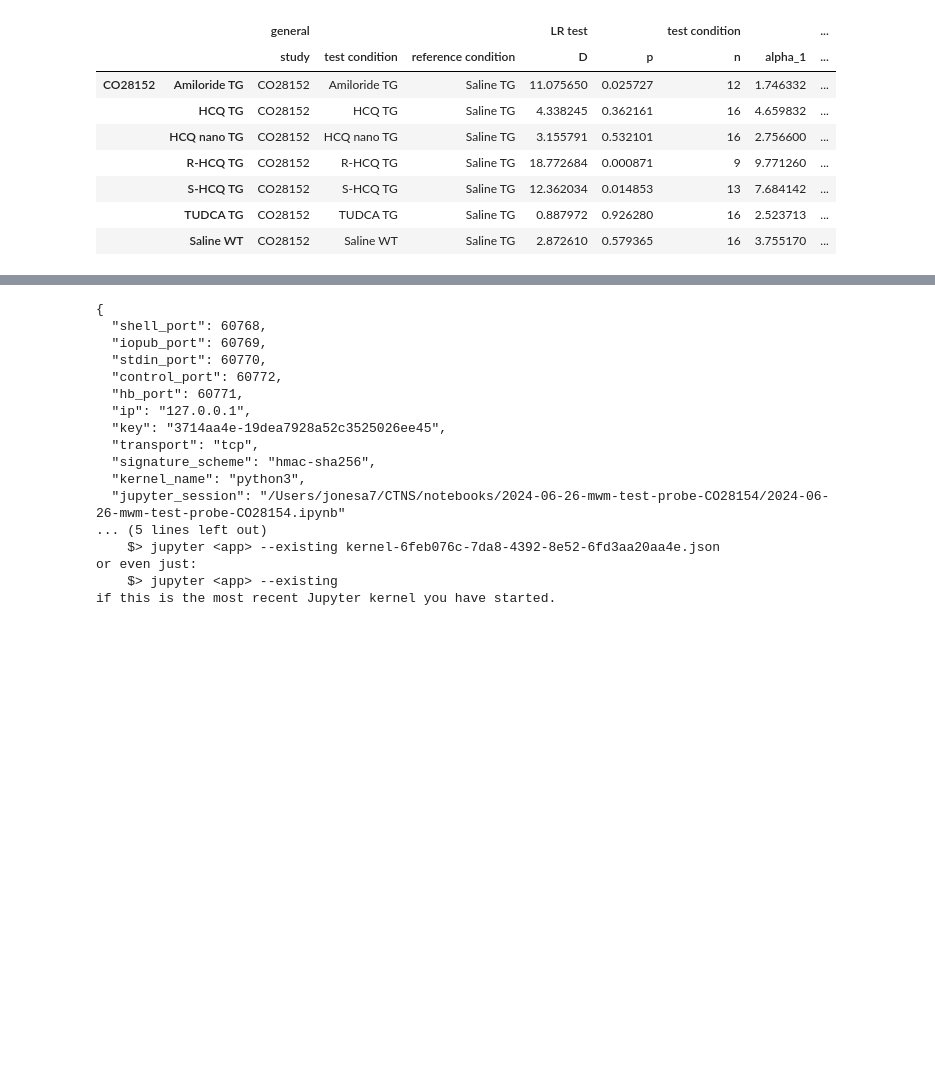
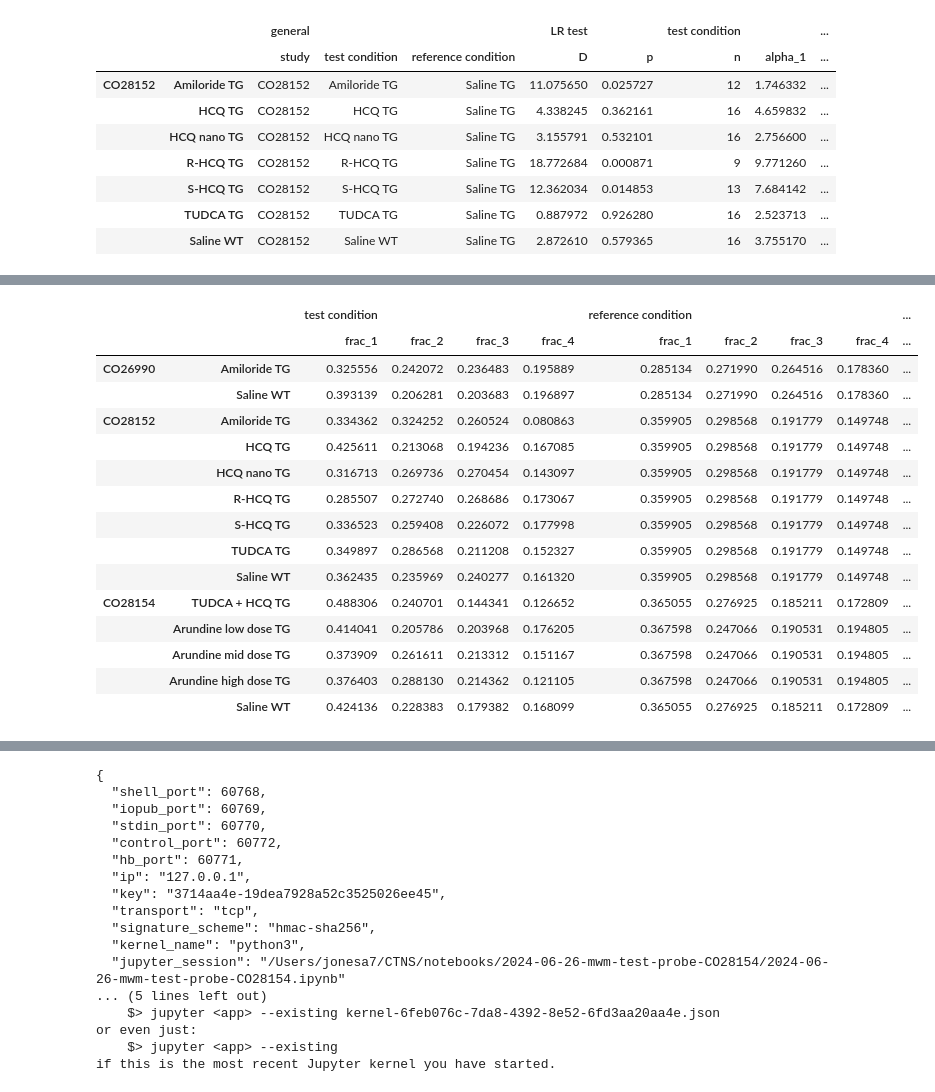
Before and after one commit to attilagk/CTNS-notebook, a Jupyter notebook: 2024-06-26-mwm-test-probe-CO28154/2024-06-26-mwm-test-probe-CO28154.ipynb, the cells around one changed output, grey strips where cells are left out. Drawn from its saved outputs; the diff is of its cells as text; code cells hidden in the pictures; blank space fills up the shorter version.

Commit message:
error for alphas

```diff
--- a/2024-06-26-mwm-test-probe-CO28154/2024-06-26-mwm-test-probe-CO28154.ipynb
+++ b/2024-06-26-mwm-test-probe-CO28154/2024-06-26-mwm-test-probe-CO28154.ipynb
@@ -306,5 +302,40 @@ results_CO28154
 |  | Arundine high dose TG | CO28154 | Arundine high dose TG | Vehicle (Arundine) TG | 8.954800 | 0.062239 | 16 | 4.614272 | ... |
 |  | Saline WT | CO28154 | Saline WT | Saline TG | 2.663898 | 0.615547 | 16 | 7.483065 | ... |
 # %%
-results = pd.concat([results_CO26990, results_CO28152, results_CO28154], axis=0)
+l_results = [results_CO26990, results_CO28152, results_CO28154]
+results = pd.concat(l_results, axis=0)
 results.to_csv('../../results/2024-06-26-mwm-test-probe-CO28154/dirichlet-mle-results.csv')
+# %%
+def alpha2fraction(res=results_CO26990):
+    conditions = ['test condition', 'reference condition', 'mixed condition']
+    def helper(c):
+        df = res.xs(c, level=0, axis=1).drop('n', axis=1)
+        df = df.apply(lambda r: r / df.sum(axis=1), axis=0)
+        columns = pd.MultiIndex.from_product([[c], ['frac_' + str(int(i)) for i in np.arange(4) + 1]])
+        df = pd.DataFrame(df.to_numpy(), index=df.index, columns=columns)
+        return(df)
+    l = [helper(c) for c in conditions]
+    val = pd.concat(l, axis=1)
+    return(val)
+
+l_fractions = [alpha2fraction(r) for r in l_results]
+fractions = pd.concat(l_fractions, axis=0)
+fractions.to_csv('../../results/2024-06-26-mwm-test-probe-CO28154/dirichlet-mle-fractions.csv')
+fractions
+# %% [output]
+|  |  | test condition |  |  |  | reference condition |  |  |  | ... |
+|  |  | frac_1 | frac_2 | frac_3 | frac_4 | frac_1 | frac_2 | frac_3 | frac_4 | ... |
+| CO26990 | Amiloride TG | 0.325556 | 0.242072 | 0.236483 | 0.195889 | 0.285134 | 0.271990 | 0.264516 | 0.178360 | ... |
+|  | Saline WT | 0.393139 | 0.206281 | 0.203683 | 0.196897 | 0.285134 | 0.271990 | 0.264516 | 0.178360 | ... |
+| CO28152 | Amiloride TG | 0.334362 | 0.324252 | 0.260524 | 0.080863 | 0.359905 | 0.298568 | 0.191779 | 0.149748 | ... |
+|  | HCQ TG | 0.425611 | 0.213068 | 0.194236 | 0.167085 | 0.359905 | 0.298568 | 0.191779 | 0.149748 | ... |
+|  | HCQ nano TG | 0.316713 | 0.269736 | 0.270454 | 0.143097 | 0.359905 | 0.298568 | 0.191779 | 0.149748 | ... |
+|  | R-HCQ TG | 0.285507 | 0.272740 | 0.268686 | 0.173067 | 0.359905 | 0.298568 | 0.191779 | 0.149748 | ... |
+|  | S-HCQ TG | 0.336523 | 0.259408 | 0.226072 | 0.177998 | 0.359905 | 0.298568 | 0.191779 | 0.149748 | ... |
+|  | TUDCA TG | 0.349897 | 0.286568 | 0.211208 | 0.152327 | 0.359905 | 0.298568 | 0.191779 | 0.149748 | ... |
+|  | Saline WT | 0.362435 | 0.235969 | 0.240277 | 0.161320 | 0.359905 | 0.298568 | 0.191779 | 0.149748 | ... |
+| CO28154 | TUDCA + HCQ TG | 0.488306 | 0.240701 | 0.144341 | 0.126652 | 0.365055 | 0.276925 | 0.185211 | 0.172809 | ... |
+|  | Arundine low dose TG | 0.414041 | 0.205786 | 0.203968 | 0.176205 | 0.367598 | 0.247066 | 0.190531 | 0.194805 | ... |
+|  | Arundine mid dose TG | 0.373909 | 0.261611 | 0.213312 | 0.151167 | 0.367598 | 0.247066 | 0.190531 | 0.194805 | ... |
+|  | Arundine high dose TG | 0.376403 | 0.288130 | 0.214362 | 0.121105 | 0.367598 | 0.247066 | 0.190531 | 0.194805 | ... |
+|  | Saline WT | 0.424136 | 0.228383 | 0.179382 | 0.168099 | 0.365055 | 0.276925 | 0.185211 | 0.172809 | ... |
```
Also changed, not shown: parts of 3 cells of this notebook.
